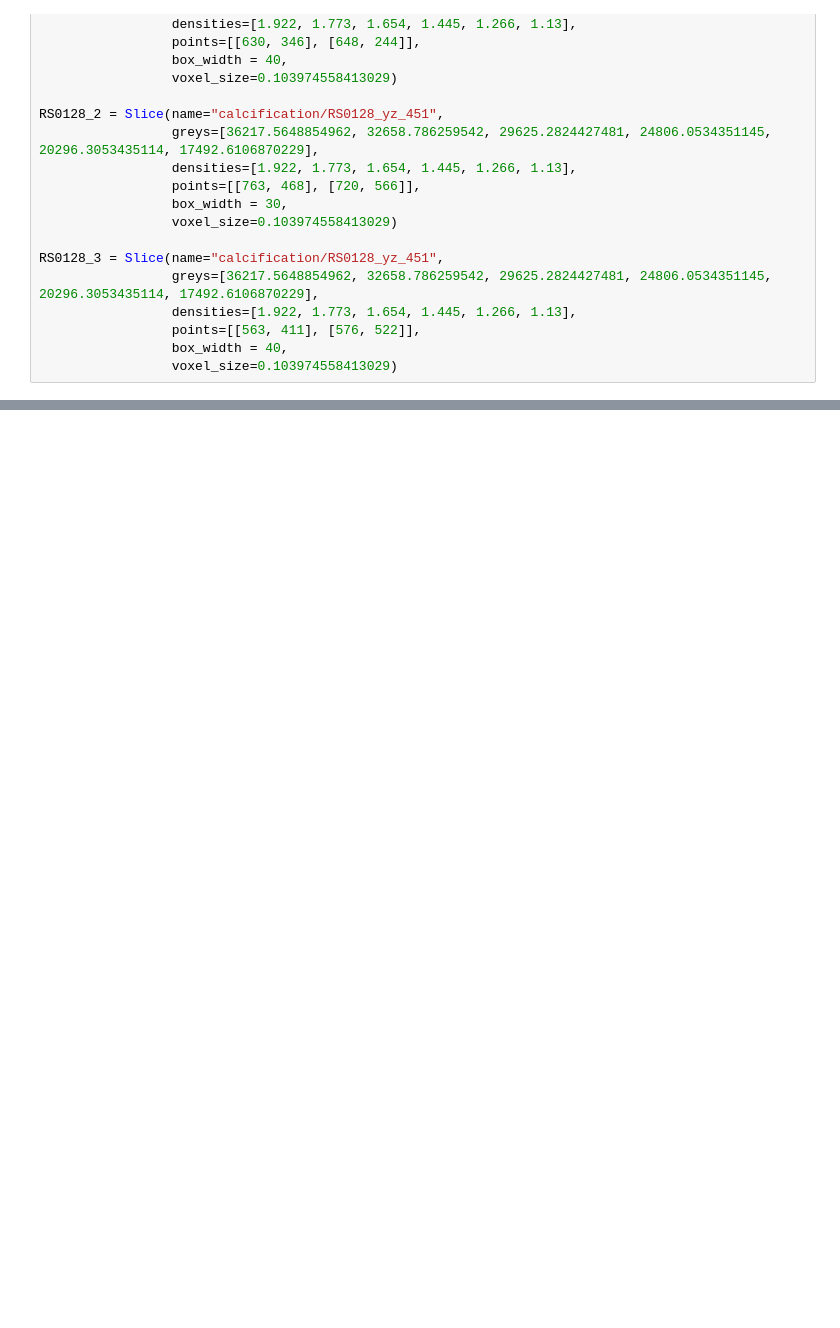
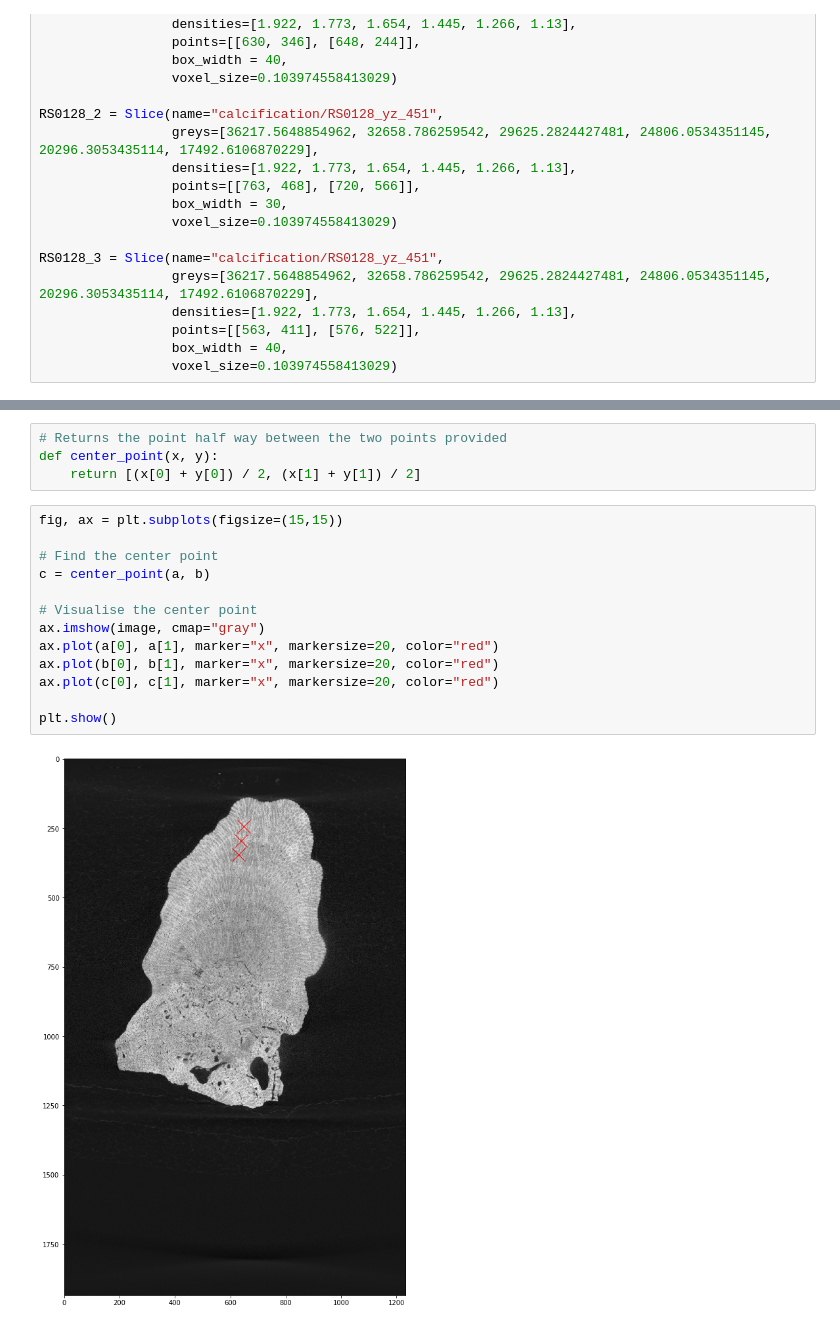
Before and after one commit to ainsleyrutterford/DeepC, a Jupyter notebook: utils/calcification.ipynb, the cells around one changed output, grey strips where cells are left out. Saved outputs shown, nothing was run; the diff lists cells and outputs as text; blank space fills up the shorter version.

```diff
--- a/utils/calcification.ipynb
+++ b/utils/calcification.ipynb
@@ -87,0 +125,19 @@ RS0128_3 = Slice(name="calcification/RS0128_yz_451",
+# %%
+# Returns the point half way between the two points provided
+def center_point(x, y):
+    return [(x[0] + y[0]) / 2, (x[1] + y[1]) / 2]
+# %%
+fig, ax = plt.subplots(figsize=(15,15))
+
+# Find the center point
+c = center_point(a, b)
+
+# Visualise the center point
+ax.imshow(image, cmap="gray")
+ax.plot(a[0], a[1], marker="x", markersize=20, color="red")
+ax.plot(b[0], b[1], marker="x", markersize=20, color="red")
+ax.plot(c[0], c[1], marker="x", markersize=20, color="red")
+
+plt.show()
+# %% [output]
+[figure, added]
```
Also changed, not shown: parts of 27 cells of this notebook, 1 other file.
